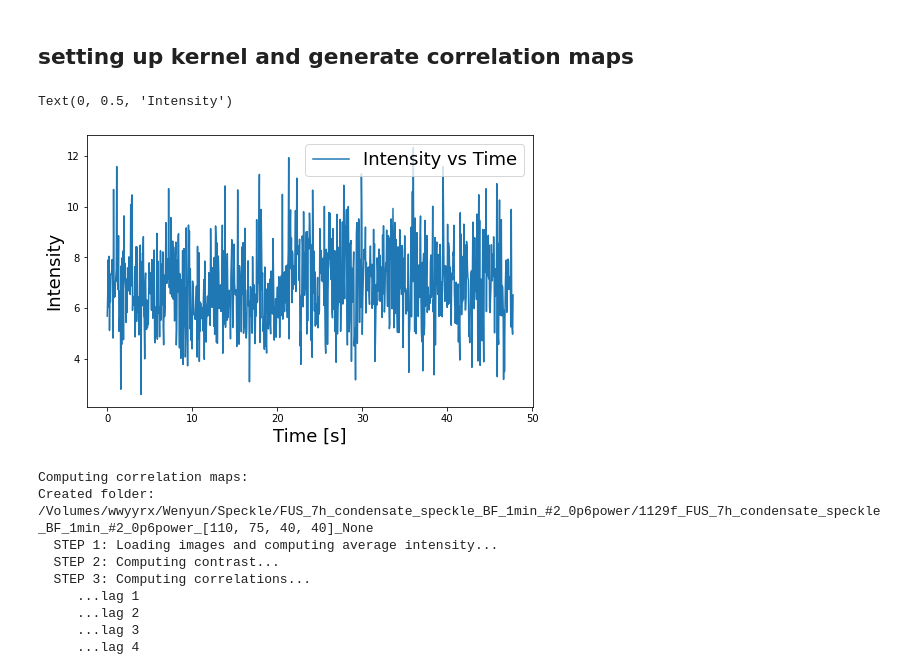
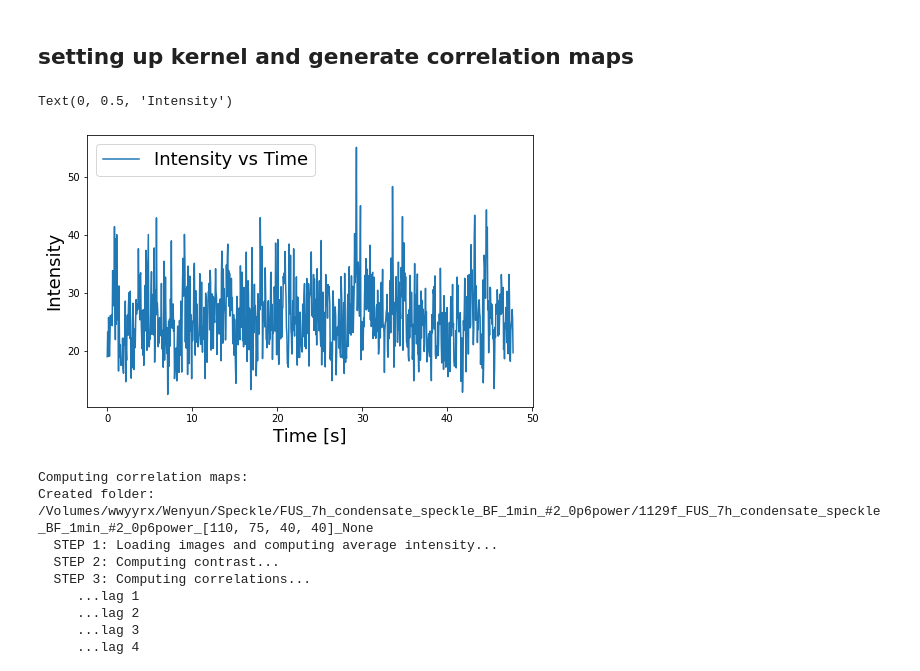
Before and after one commit to wwy-wwy-wwy/Speckle_project, a Jupyter notebook: 7hours.ipynb, the cells around one changed output. Cells and saved outputs as stored; diff of their text form; code cells hidden in the pictures.

```diff
--- a/7hours.ipynb
+++ b/7hours.ipynb
@@ -129,29 +129,29 @@ kernel=set_up_kernel(kernel_size)
 import csv
 kernel_matrix=kernel.ToMatrix()
 # %%
-px=[150,9] #[y,x]
+px=[75+25,110+7] #[y,x]
 intensity=[]
 t_range=range(0,900,1)
 real_t= [element * framespeed for element in t_range]
 for t in t_range:
     kerneled_intensity=0
     start_y=px[0]-math.floor(kernel_matrix.shape[0]/2)
     start_x=px[1]-math.floor(kernel_matrix.shape[1]/2)
     for y_i in range(0,kernel_matrix.shape[1],1):
         for x_i in range(0,kernel_matrix.shape[1],1):
             y_pixel=start_y+y_i
             x_pixel=start_x+x_i
             kerneled_intensity=kerneled_intensity+kernel_matrix[y_i,x_i]*img[t][y_pixel,x_pixel]
     intensity_t=kerneled_intensity
     intensity.append(intensity_t)
 
 plt.figure(figsize=(8,5))
 #plt.ylim([0, 255])
 plt.plot(real_t,intensity,'-')
 plt.legend(['Intensity vs Time'], fontsize=18)
 plt.xlabel("Time [s]",fontsize=18)
 plt.ylabel("Intensity",fontsize=18)
 # %% [output]
 Text(0, 0.5, 'Intensity')
-[figure, old version]
+[figure, new version]
 # %%
```
Also changed, not shown: parts of 4 cells of this notebook, 2 other files.
